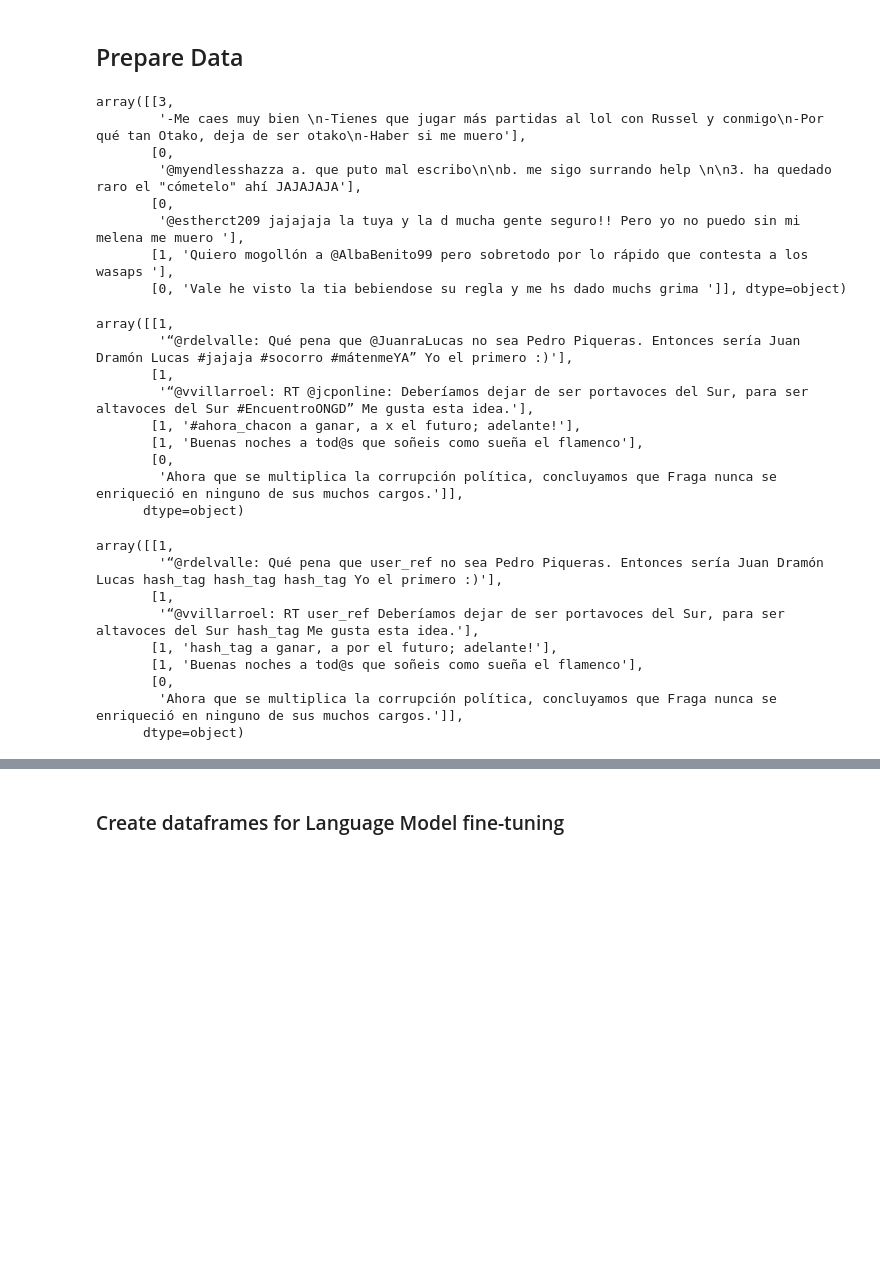
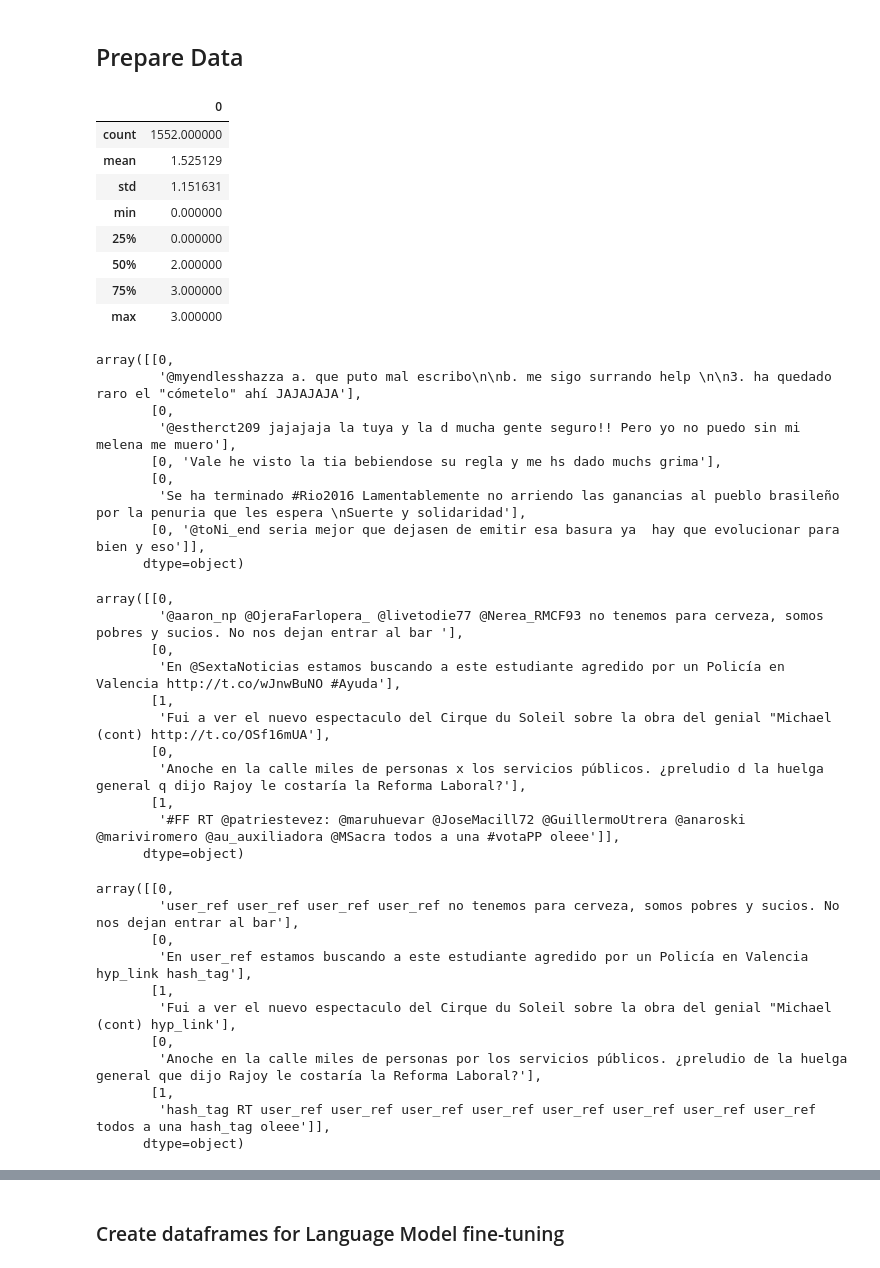
Before and after one commit to dpalominop/ULMFit, a Jupyter notebook: Classifier.ipynb, the cells around one changed output, grey strips where cells are left out. Cells and saved outputs as stored; diff of their text form; code cells hidden in the pictures; blank space fills up the shorter version.

```diff
--- a/Classifier.ipynb
+++ b/Classifier.ipynb
@@ -36,10 +36,22 @@ FLD = 'xfld'  # data field tag
 # %% [markdown]
 ## Prepare Data
 # %%
-df_trn = pd.read_csv(DATA_PATH/'train.csv', header=None)
+df_trn = pd.read_csv(DATA_PATH/'train_ext.csv', header=None)
 df_val = pd.read_csv(DATA_PATH/'validation.csv', header=None)
 df_tst = pd.read_csv(DATA_PATH/'test.csv', header=None)
 df_gen = pd.read_csv(DATA_PATH/'general.csv', header=None)
+# %%
+df_trn.describe()
+# %% [output]
+|  | 0 |
+| count | 1552.000000 |
+| mean | 1.525129 |
+| std | 1.151631 |
+| min | 0.000000 |
+| 25% | 0.000000 |
+| 50% | 2.000000 |
+| 75% | 3.000000 |
+| max | 3.000000 |
 # %%
 tweets = np.concatenate([df_trn, df_val, df_gen])
 tweets_tst = np.concatenate([df_tst])
@@ -47,26 +59,29 @@ del df_trn, df_val, df_tst, df_gen
 
 tweets[:5]
 # %% [output]
-array([[3,
-        '-Me caes muy bien \n-Tienes que jugar más partidas al lol con Russel y conmigo\n-Por qué tan Otako, deja de ser otako\n-Haber si me muero'],
-       [0,
+array([[0,
         '@myendlesshazza a. que puto mal escribo\n\nb. me sigo surrando help \n\n3. ha quedado raro el "cómetelo" ahí JAJAJAJA'],
        [0,
-        '@estherct209 jajajaja la tuya y la d mucha gente seguro!! Pero yo no puedo sin mi melena me muero '],
-       [1, 'Quiero mogollón a @AlbaBenito99 pero sobretodo por lo rápido que contesta a los wasaps '],
-       [0, 'Vale he visto la tia bebiendose su regla y me hs dado muchs grima ']], dtype=object)
+        '@estherct209 jajajaja la tuya y la d mucha gente seguro!! Pero yo no puedo sin mi melena me muero'],
+       [0, 'Vale he visto la tia bebiendose su regla y me hs dado muchs grima'],
+       [0,
+        'Se ha terminado #Rio2016 Lamentablemente no arriendo las ganancias al pueblo brasileño por la penuria que les espera \nSuerte y solidaridad'],
+       [0, '@toNi_end seria mejor que dejasen de emitir esa basura ya  hay que evolucionar para bien y eso']],
+      dtype=object)
 # %%
 np.random.shuffle(tweets)
 tweets[:5]
 # %% [output]
-array([[1,
-        '“@rdelvalle: Qué pena que @JuanraLucas no sea Pedro Piqueras. Entonces sería Juan Dramón Lucas #jajaja #socorro #mátenmeYA” Yo el primero :)'],
+array([[0,
+        '@aaron_np @OjeraFarlopera_ @livetodie77 @Nerea_RMCF93 no tenemos para cerveza, somos pobres y sucios. No nos dejan entrar al bar '],
+       [0,
+        'En @SextaNoticias estamos buscando a este estudiante agredido por un Policía en Valencia http://t.co/wJnwBuNO #Ayuda'],
        [1,
-        '“@vvillarroel: RT @jcponline: Deberíamos dejar de ser portavoces del Sur, para ser altavoces del Sur #EncuentroONGD” Me gusta esta idea.'],
-       [1, '#ahora_chacon a ganar, a x el futuro; adelante!'],
-       [1, 'Buenas noches a tod@s que soñeis como sueña el flamenco'],
+        'Fui a ver el nuevo espectaculo del Cirque du Soleil sobre la obra del genial "Michael (cont) http://t.co/OSf16mUA'],
        [0,
-        'Ahora que se multiplica la corrupción política, concluyamos que Fraga nunca se enriqueció en ninguno de sus muchos cargos.']],
+        'Anoche en la calle miles de personas x los servicios públicos. ¿preludio d la huelga general q dijo Rajoy le costaría la Reforma Laboral?'],
+       [1,
+        '#FF RT @patriestevez: @maruhuevar @JoseMacill72 @GuillermoUtrera @anaroski @mariviromero @au_auxiliadora @MSacra todos a una #votaPP oleee']],
       dtype=object)
 # %%
 def flattern(A):
@@ -151,13 +166,15 @@ tweets_tst[:,1] = preprocess_tweets(tweets_tst[:,1])
 # %%
 tweets[:5]
 # %% [output]
-array([[1,
-        '“@rdelvalle: Qué pena que user_ref no sea Pedro Piqueras. Entonces sería Juan Dramón Lucas hash_tag hash_tag hash_tag Yo el primero :)'],
+array([[0,
+        'user_ref user_ref user_ref user_ref no tenemos para cerveza, somos pobres y sucios. No nos dejan entrar al bar'],
+       [0,
+        'En user_ref estamos buscando a este estudiante agredido por un Policía en Valencia hyp_link hash_tag'],
        [1,
-        '“@vvillarroel: RT user_ref Deberíamos dejar de ser portavoces del Sur, para ser altavoces del Sur hash_tag Me gusta esta idea.'],
-       [1, 'hash_tag a ganar, a por el futuro; adelante!'],
-       [1, 'Buenas noches a tod@s que soñeis como sueña el flamenco'],
+        'Fui a ver el nuevo espectaculo del Cirque du Soleil sobre la obra del genial "Michael (cont) hyp_link'],
        [0,
-        'Ahora que se multiplica la corrupción política, concluyamos que Fraga nunca se enriqueció en ninguno de sus muchos cargos.']],
+        'Anoche en la calle miles de personas por los servicios públicos. ¿preludio de la huelga general que dijo Rajoy le costaría la Reforma Laboral?'],
+       [1,
+        'hash_tag RT user_ref user_ref user_ref user_ref user_ref user_ref user_ref user_ref todos a una hash_tag oleee']],
       dtype=object)
 # %%
```
Also changed, not shown: parts of 26 cells of this notebook.
